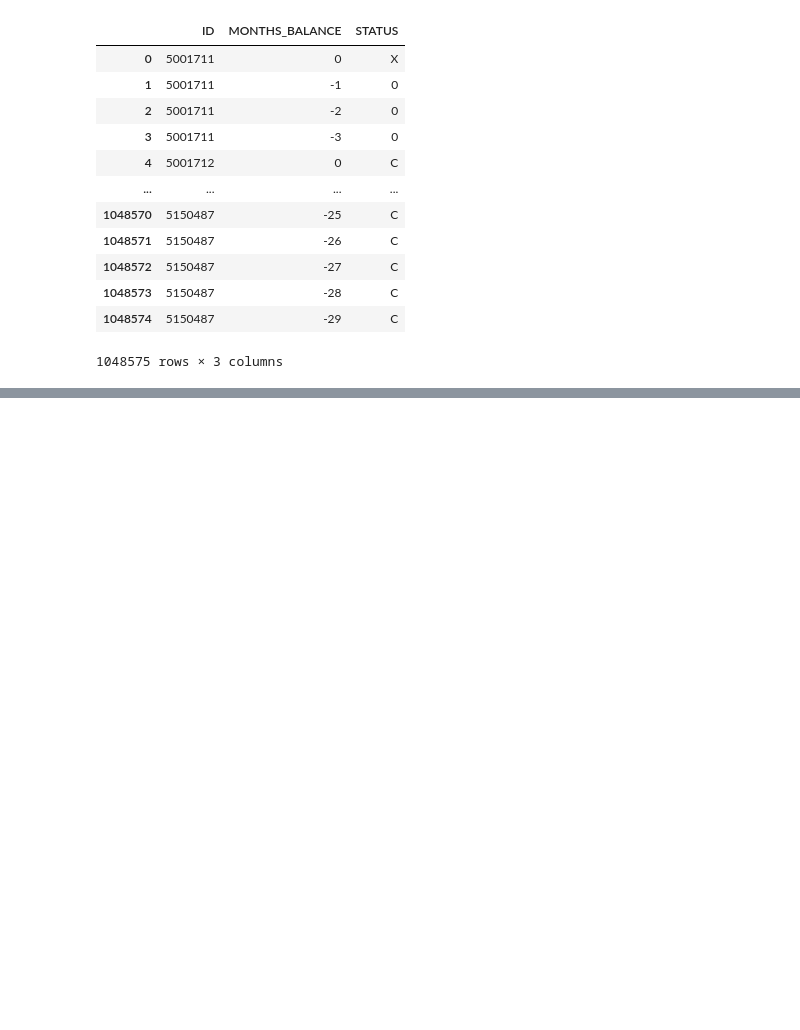
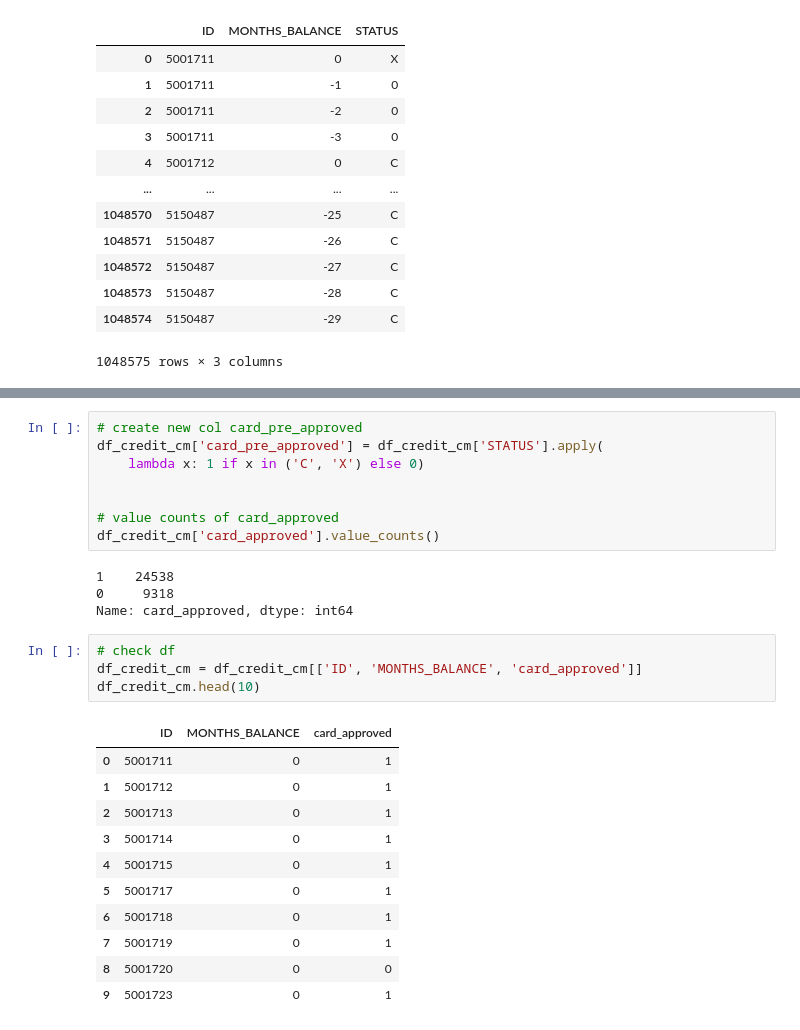
Before and after one commit to princeKike27/Credit-Card-Approval-Prediction, a Jupyter notebook: Credit_Car_Approval_Prediction.ipynb, the cells around one changed output, grey strips where cells are left out. Drawn from its saved outputs; the diff is of its cells as text; blank space fills up the shorter version.

```diff
--- a/Credit_Car_Approval_Prediction.ipynb
+++ b/Credit_Car_Approval_Prediction.ipynb
@@ -1575,0 +1675,28 @@ df_credit_record
+# %%
+# create new col card_pre_approved
+df_credit_cm['card_pre_approved'] = df_credit_cm['STATUS'].apply(
+    lambda x: 1 if x in ('C', 'X') else 0)
+
+
+# value counts of card_approved
+df_credit_cm['card_approved'].value_counts()
+# %% [output]
+1    24538
+0     9318
+Name: card_approved, dtype: int64
+# %%
+# check df
+df_credit_cm = df_credit_cm[['ID', 'MONTHS_BALANCE', 'card_approved']]
+df_credit_cm.head(10)
+# %% [output]
+|  | ID | MONTHS_BALANCE | card_approved |
+| 0 | 5001711 | 0 | 1 |
+| 1 | 5001712 | 0 | 1 |
+| 2 | 5001713 | 0 | 1 |
+| 3 | 5001714 | 0 | 1 |
+| 4 | 5001715 | 0 | 1 |
+| 5 | 5001717 | 0 | 1 |
+| 6 | 5001718 | 0 | 1 |
+| 7 | 5001719 | 0 | 1 |
+| 8 | 5001720 | 0 | 0 |
+| 9 | 5001723 | 0 | 1 |
```
Also changed, not shown: parts of 15 cells of this notebook.
